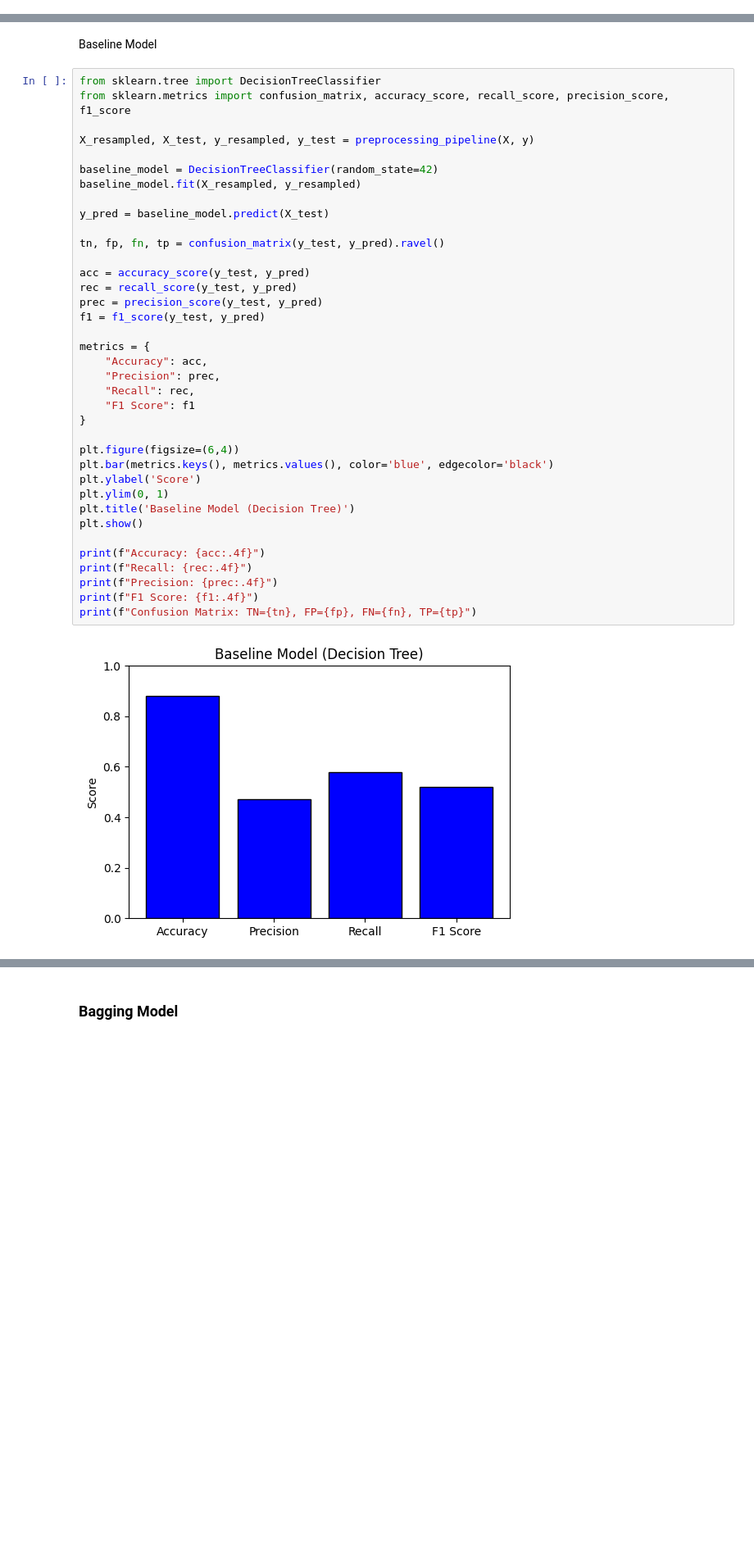
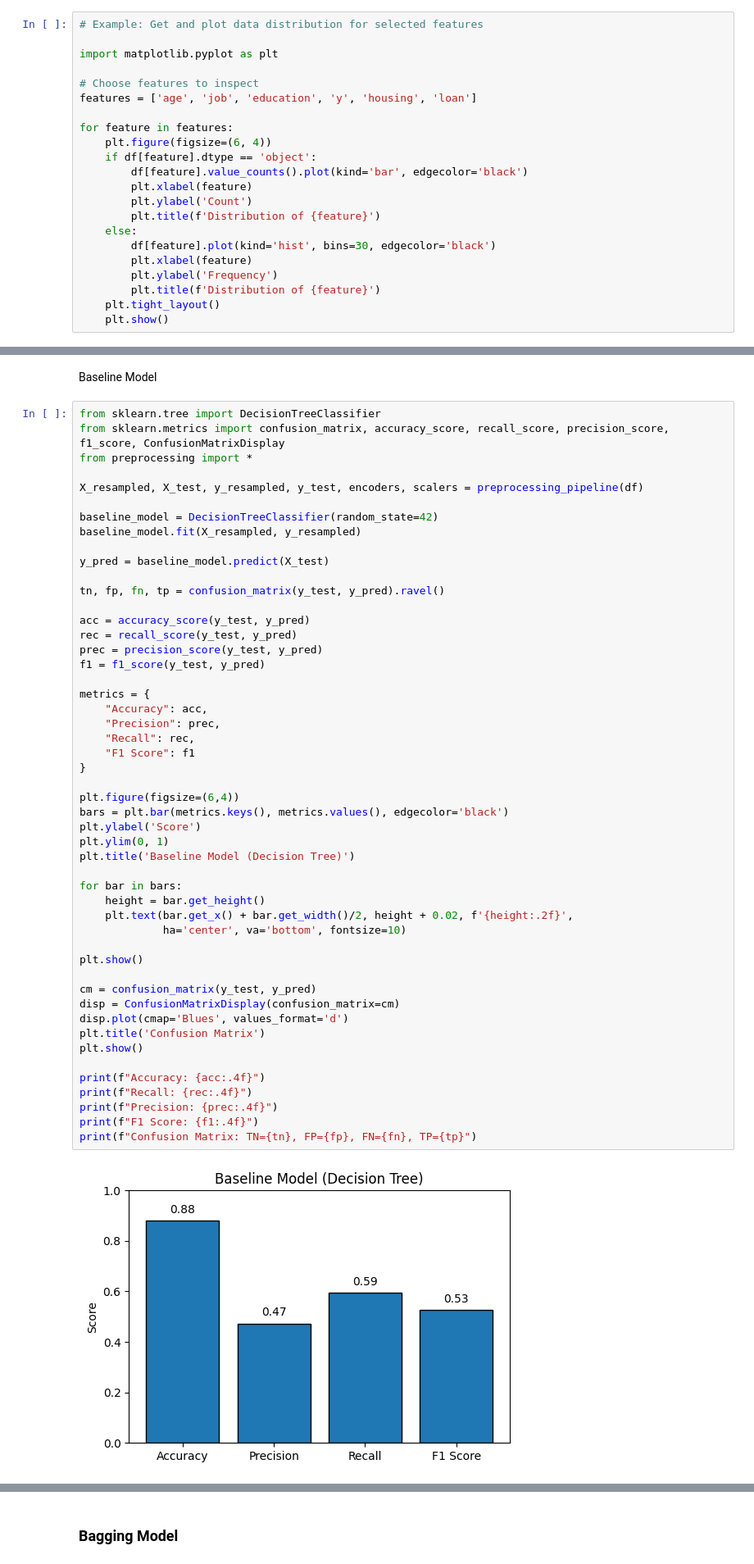
Before and after one commit to naufalfano/t-predict-ensemble, a Jupyter notebook: bagging_classification.ipynb, the cells around one changed output, grey strips where cells are left out. Shown at 82% size. Drawn from its saved outputs; the diff is of its cells as text; blank space fills up the shorter version.

```diff
--- a/bagging_classification.ipynb
+++ b/bagging_classification.ipynb
@@ -34,6 +34,28 @@ print(df.head())
 [5 rows x 21 columns]
 # %% [markdown]
 ### Exploratory Data Analysis
+# %%
+# Example: Get and plot data distribution for selected features
+
+import matplotlib.pyplot as plt
+
+# Choose features to inspect
+features = ['age', 'job', 'education', 'y', 'housing', 'loan']
+
+for feature in features:
+    plt.figure(figsize=(6, 4))
+    if df[feature].dtype == 'object':
+        df[feature].value_counts().plot(kind='bar', edgecolor='black')
+        plt.xlabel(feature)
+        plt.ylabel('Count')
+        plt.title(f'Distribution of {feature}')
+    else:
+        df[feature].plot(kind='hist', bins=30, edgecolor='black')
+        plt.xlabel(feature)
+        plt.ylabel('Frequency')
+        plt.title(f'Distribution of {feature}')
+    plt.tight_layout()
+    plt.show()
 # %% [markdown]
 Check Feature Type
 # %%
@@ -130,40 +152,53 @@ cv = StratifiedKFold(n_splits=5, shuffle=True, random_state=42)
 Baseline Model
 # %%
 from sklearn.tree import DecisionTreeClassifier
-from sklearn.metrics import confusion_matrix, accuracy_score, recall_score, precision_score, f1_score
+from sklearn.metrics import confusion_matrix, accuracy_score, recall_score, precision_score, f1_score, ConfusionMatrixDisplay
+from preprocessing import *
 
-X_resampled, X_test, y_resampled, y_test = preprocessing_pipeline(X, y)
+X_resampled, X_test, y_resampled, y_test, encoders, scalers = preprocessing_pipeline(df)
 
 baseline_model = DecisionTreeClassifier(random_state=42)
 baseline_model.fit(X_resampled, y_resampled)
 
 y_pred = baseline_model.predict(X_test)
 
 tn, fp, fn, tp = confusion_matrix(y_test, y_pred).ravel()
 
 acc = accuracy_score(y_test, y_pred)
 rec = recall_score(y_test, y_pred)
 prec = precision_score(y_test, y_pred)
 f1 = f1_score(y_test, y_pred)
 
 metrics = {
     "Accuracy": acc,
     "Precision": prec,
     "Recall": rec,
     "F1 Score": f1
 }
 
 plt.figure(figsize=(6,4))
-plt.bar(metrics.keys(), metrics.values(), color='blue', edgecolor='black')
+bars = plt.bar(metrics.keys(), metrics.values(), edgecolor='black')
 plt.ylabel('Score')
 plt.ylim(0, 1)
 plt.title('Baseline Model (Decision Tree)')
+
+for bar in bars:
+    height = bar.get_height()
+    plt.text(bar.get_x() + bar.get_width()/2, height + 0.02, f'{height:.2f}',
+             ha='center', va='bottom', fontsize=10)
+
+plt.show()
+
+cm = confusion_matrix(y_test, y_pred)
+disp = ConfusionMatrixDisplay(confusion_matrix=cm)
+disp.plot(cmap='Blues', values_format='d')
+plt.title('Confusion Matrix')
 plt.show()
 
 print(f"Accuracy: {acc:.4f}")
 print(f"Recall: {rec:.4f}")
 print(f"Precision: {prec:.4f}")
 print(f"F1 Score: {f1:.4f}")
 print(f"Confusion Matrix: TN={tn}, FP={fp}, FN={fn}, TP={tp}")
 # %% [output]
-[figure, old version]
+[figure, new version]
```
Also changed, not shown: parts of 10 cells of this notebook, 3 other files.
